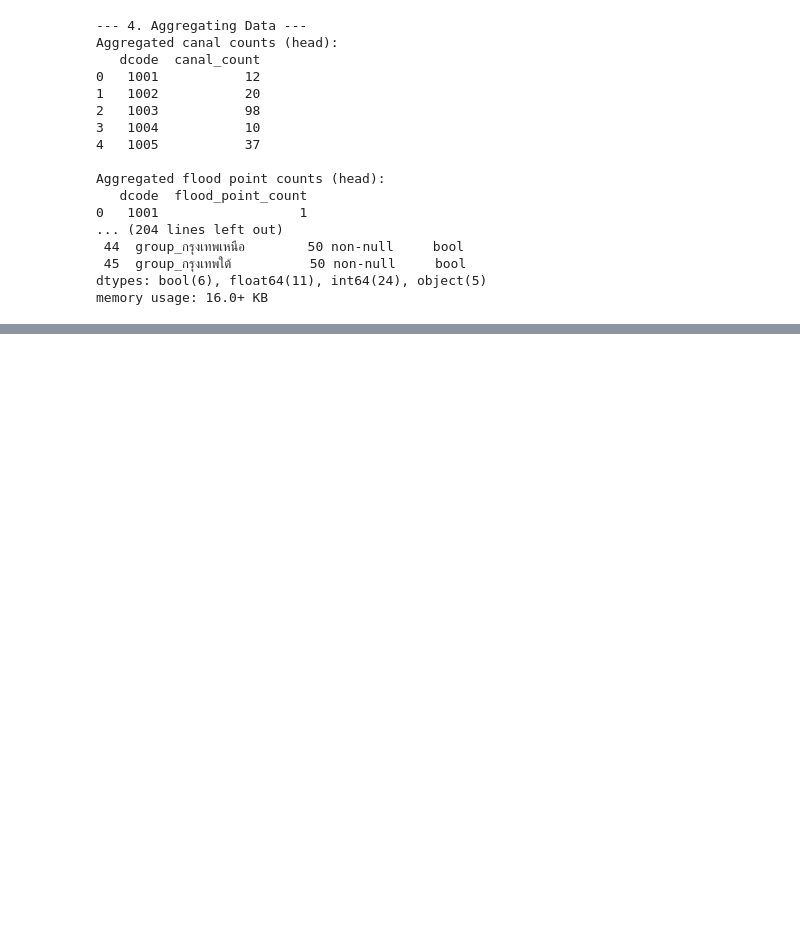
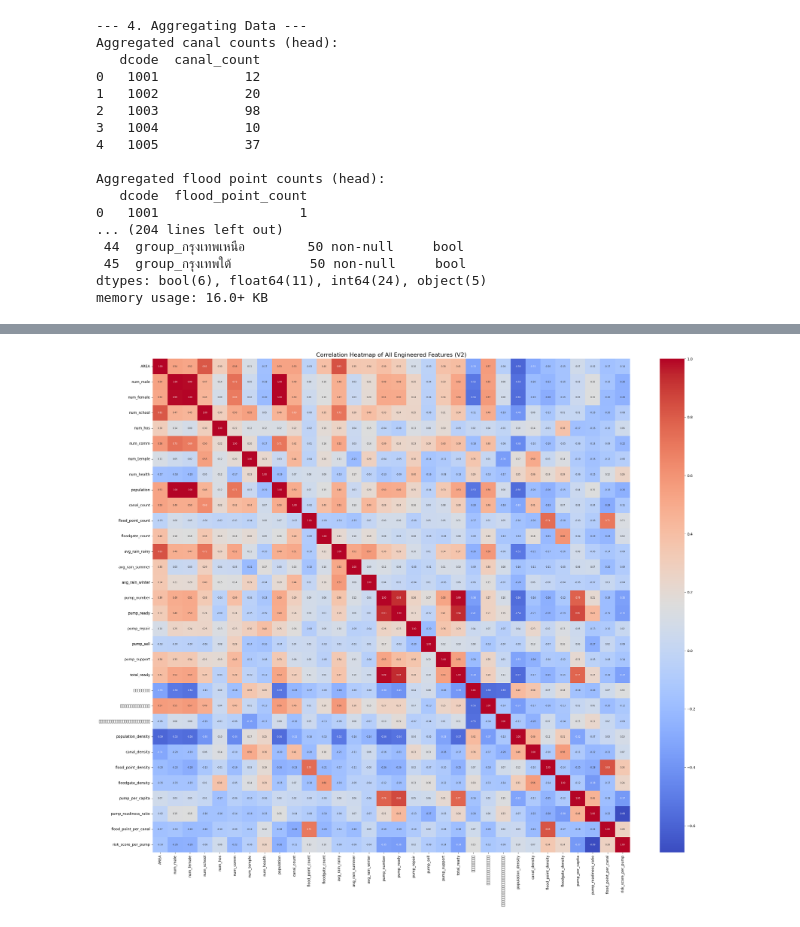
Before and after one commit to AnemoneTK/flowcast-flood-prediction, a Jupyter notebook: notebooks/02_data_exploration.ipynb, the cells around one changed output, grey strips where cells are left out. Cells and saved outputs as stored; diff of their text form; code cells hidden in the pictures; blank space fills up the shorter version.

Commit message:
[TEST]-test model_1

```diff
--- a/notebooks/02_data_exploration.ipynb
+++ b/notebooks/02_data_exploration.ipynb
@@ -503,0 +520,93 @@ See the caveats in the documentation: https://pandas.pydata.org/pandas-docs/stab
+# %%
+# --- เริ่มโค้ดชุดใหม่ (V2 - แก้ไข) ---
+# (ใช้ Cell นี้แทน Cell [32] ที่ Error)
+# โค้ดนี้จะทำงานต่อจาก Cell [30] โดยใช้ 'df_final' ที่ถูกสร้างไว้แล้ว
+
+print("="*50)
+print("--- เริ่มต้น Process เสริม: V2 (แก้ไข) ---")
+print("="*50)
+
+import os
+import matplotlib.pyplot as plt
+import seaborn as sns
+import numpy as np
+
+# 1. ตรวจสอบ/สร้างโฟลเดอร์ (Cell [31] อาจจะสร้างไปแล้ว แต่รันอีกครั้งเพื่อความชัวร์)
+MODEL_INPUT_DIR = '../data/MODEL_INPUTS'
+os.makedirs(MODEL_INPUT_DIR, exist_ok=True)
+print(f"\n[1/4] สร้าง/ตรวจสอบ โฟลเดอร์: {MODEL_INPUT_DIR}")
+
+# --- ส่วนที่แก้ Error ---
+# ตรวจสอบว่า 'df_final' (จาก Cell [30]) อยู่ในหน่วยความจำหรือไม่
+if 'df_final' not in locals() and 'df_final' not in globals():
+    print("="*50)
+    print("!!! ERROR: ไม่พบ 'df_final' !!!")
+    print("โปรดรัน Cell [30] (Cell ก่อนหน้านี้) ก่อน แล้วค่อยรัน Cell นี้อีกครั้ง")
+    print("="*50)
+else:
+    print("\n[2/4] พบ 'df_final' แล้ว, กำลังสร้าง Interaction Features...")
+
+    # 2. สร้าง Interaction Features (ใช้ df_final)
+    epsilon = 0.0001
+
+    try:
+        # ใช้ df_final แทน df_master
+        if 'flood_point_count' in df_final.columns and 'canal_count' in df_final.columns:
+            df_final['flood_point_per_canal'] = df_final['flood_point_count'] / (df_final['canal_count'] + epsilon)
+            print("  - สร้าง 'flood_point_per_canal' สำเร็จ")
+        else:
+            print("  - (ไม่พบ 'flood_point_count' หรือ 'canal_count' ...ข้ามไป)")
+
+        if 'คะแนนรวม' in df_final.columns and 'pump_ready' in df_final.columns:
+            df_final['risk_score_per_pump'] = df_final['คะแนนรวม'] / (df_final['pump_ready'] + epsilon)
+            print("  - สร้าง 'risk_score_per_pump' สำเร็จ")
+        else:
+            print("  - (ไม่พบ 'คะแนนรวม' หรือ 'pump_ready' ...ข้ามไป)")
+
+        print("\n--- ตัวอย่างฟีเจอร์ใหม่ ---")
+        # ตรวจสอบว่าคอลัมน์ใหม่ถูกสร้างจริงก่อนที่จะ describe
+        new_cols_to_describe = [col for col in ['flood_point_per_canal', 'risk_score_per_pump'] if col in df_final.columns]
+        if new_cols_to_describe:
+            print(df_final[new_cols_to_describe].describe())
+        else:
+            print("(ไม่มีฟีเจอร์ใหม่ให้แสดง)")
+
+
+        # 3. ทำ Correlation Heatmap (EDA) (ใช้ df_final)
+        print("\n[3/4] กำลังสร้าง Correlation Heatmap (V2)...")
+
+        # เลือกเฉพาะคอลัมน์ที่เป็นตัวเลข
+        numeric_features_df = df_final.select_dtypes(include=np.number)
+
+        # ลบคอลัมน์ ID หรือคอลัมน์ที่ไม่ใช่ Feature ออก
+        cols_to_drop_from_heatmap = ['OBJECTID', 'dcode', 'pcode', 'budget_year', 'inspec_period']
+        existing_cols_to_drop = [col for col in cols_to_drop_from_heatmap if col in numeric_features_df.columns]
+
+        # ลบคอลัมน์ที่ซ้ำกันออก (จาก Output ของ Cell [30] ผมเห็นว่ามี group_* ซ้ำ)
+        final_features_for_corr = numeric_features_df.loc[:,~numeric_features_df.columns.duplicated()]
+        final_features_for_corr = final_features_for_corr.drop(columns=existing_cols_to_drop, errors='ignore')
+
+        plt.figure(figsize=(30, 25)) # ขยายขนาดสำหรับฟีเจอร์ที่เพิ่มขึ้น
+        corr_matrix = final_features_for_corr.corr()
+        sns.heatmap(corr_matrix, annot=True, fmt='.2f', cmap='coolwarm', annot_kws={"size": 6})
+        plt.title('Correlation Heatmap of All Engineered Features (V2)', fontsize=16)
+        plt.xticks(rotation=90)
+        plt.yticks(rotation=0)
+        plt.show()
+
+        # 4. บันทึกไฟล์ V2 ไปยังโฟลเดอร์ใหม่ (ใช้ df_final)
+        output_filename = 'master_features_engineered_v2.csv'
+        output_path = os.path.join(MODEL_INPUT_DIR, output_filename)
+
+        # ใช้ df_final ในการบันทึก
+        df_final.to_csv(output_path, index=False)
+
+        print(f"\n[4/4] บันทึกไฟล์ Engineered Features V2 (พร้อมฟีเจอร์ใหม่) ไปที่:\n{output_path}")
+        print("\n--- Process เสริมเสร็จสิ้น ---")
+
+    except Exception as e:
+        print(f"\n!!! เกิดข้อผิดพลาดระหว่างรัน Process เสริม: {e} !!!")
+        print("โปรดตรวจสอบว่าตัวแปร 'df_final' ถูกต้องหรือไม่")
+
+# --- จบโค้ดชุดใหม่ ---
+# %% [output]
@@ -503,0 +630 @@ See the caveats in the documentation: https://pandas.pydata.org/pandas-docs/stab
+[figure, added]
```
Also changed, not shown: parts of 5 cells of this notebook, 7 other files.
